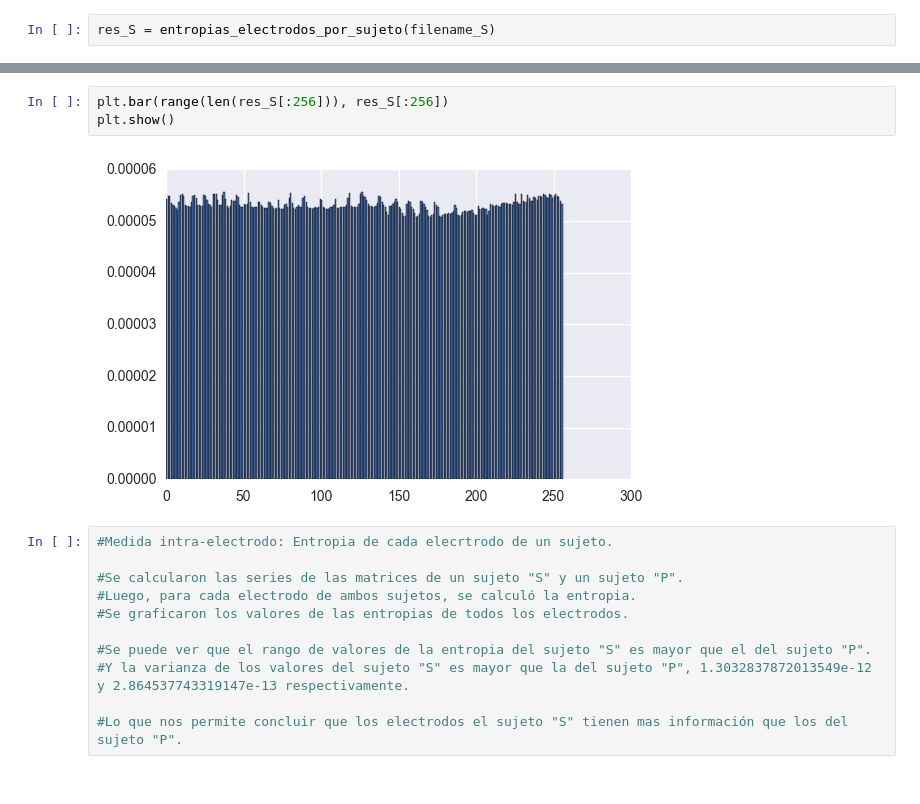
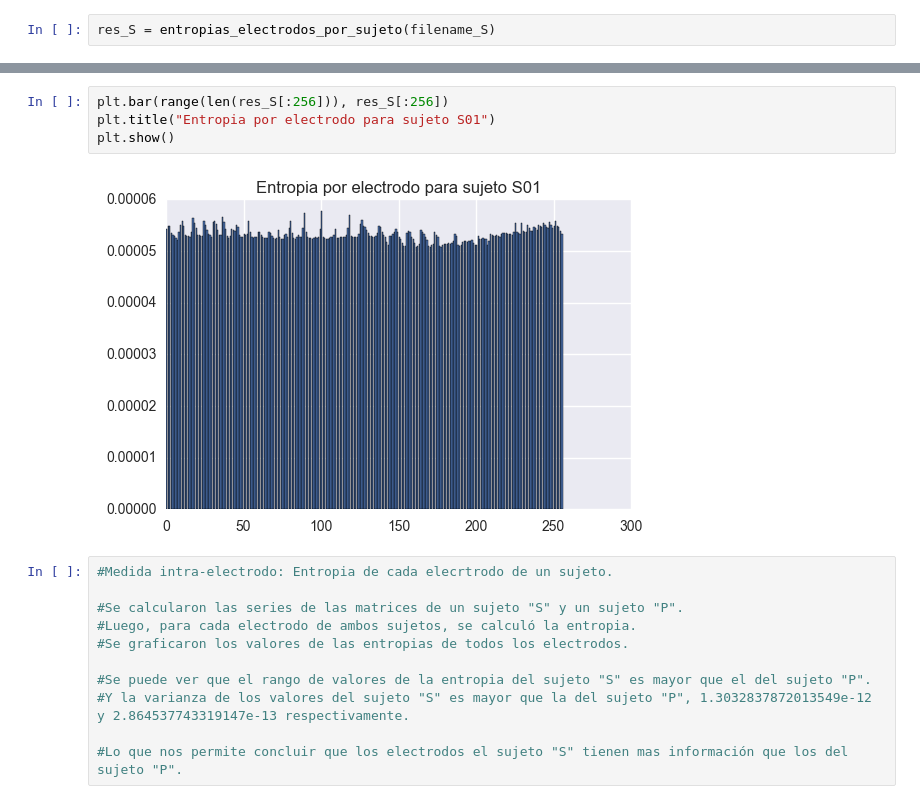
Before and after one commit to turtle-lea/ciencia-de-datos, a Jupyter notebook: tp-2/tp2-version-final.ipynb, the cells around one changed output, grey strips where cells are left out. Drawn from its saved outputs; the diff is of its cells as text.

```diff
--- a/tp-2/tp2-version-final.ipynb
+++ b/tp-2/tp2-version-final.ipynb
@@ -698,8 +700,9 @@ np.var(res_S)
 # %%
 plt.bar(range(len(res_S[:256])), res_S[:256])
+plt.title("Entropia por electrodo para sujeto S01")
 plt.show()
 # %% [output]
-[figure, old version]
+[figure, new version]
 # %%
 #Medida intra-electrodo: Entropia de cada elecrtrodo de un sujeto.
 
```
Also changed, not shown: parts of 10 cells of this notebook.
